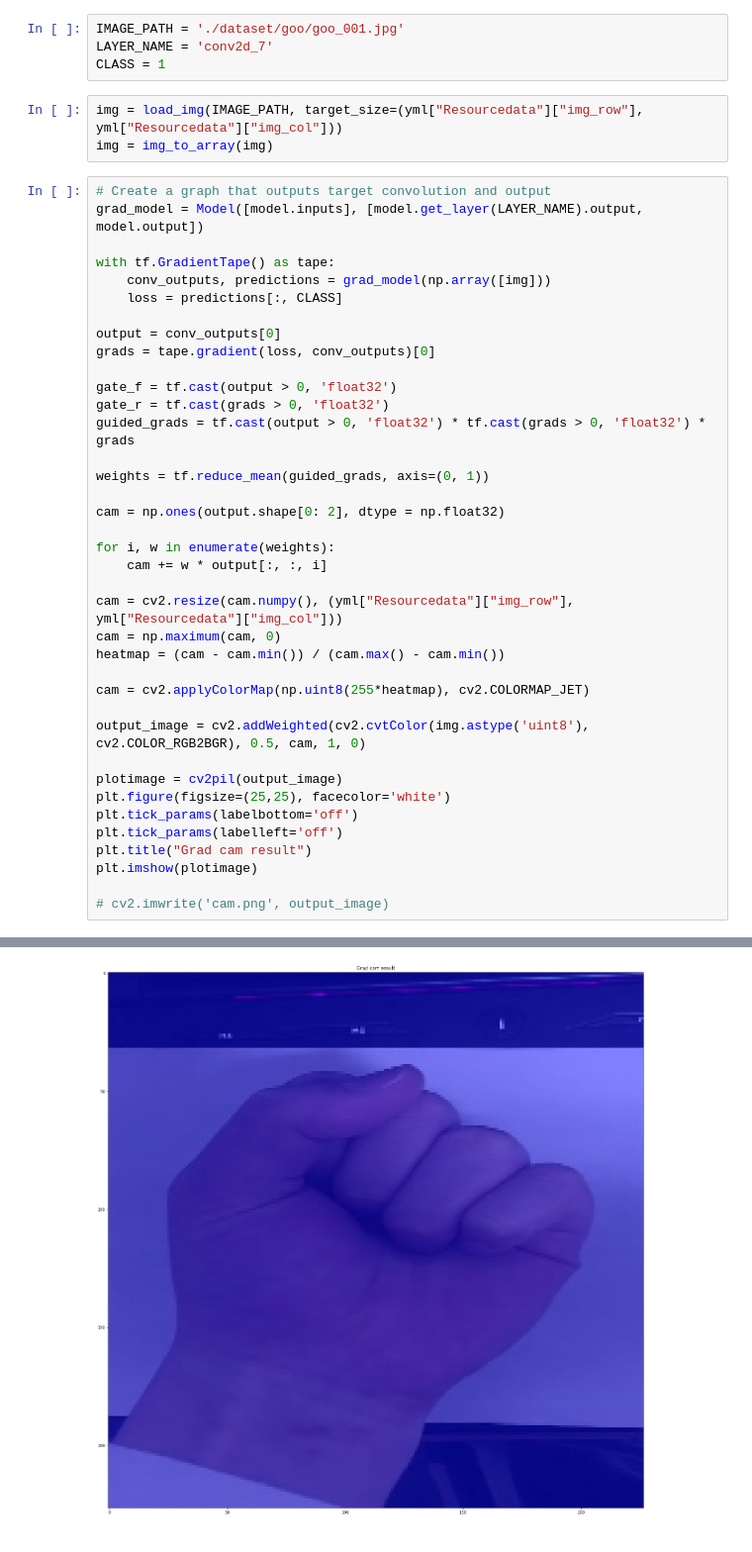
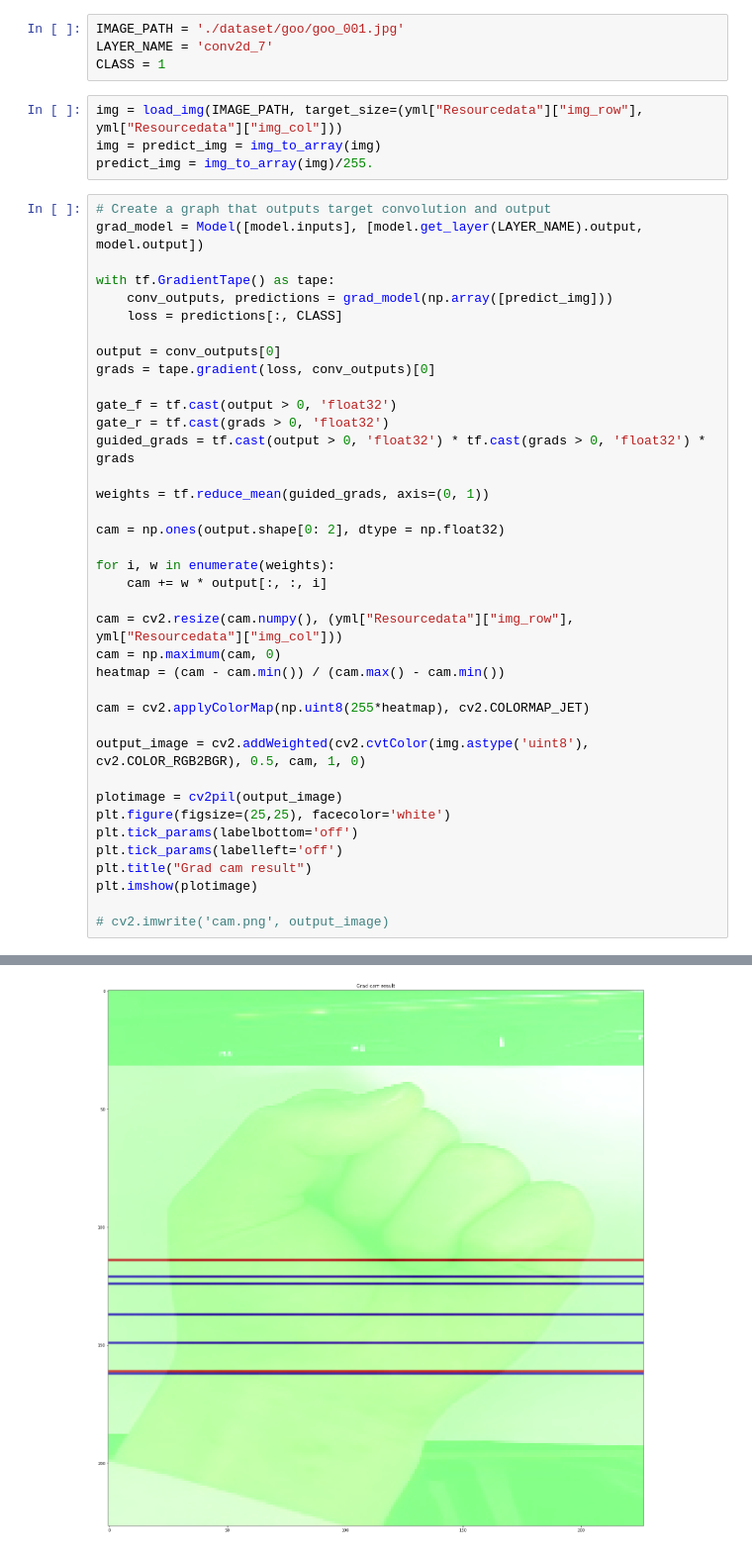
Before and after one commit to naikasann/Keras_prototype_create_system, a Jupyter notebook: train/analyze_test.ipynb, the cells around one changed output, grey strips where cells are left out. Shown at 99% size. Saved outputs shown, nothing was run; the diff lists cells and outputs as text.

```diff
--- a/train/analyze_test.ipynb
+++ b/train/analyze_test.ipynb
@@ -343,13 +343,14 @@ LAYER_NAME = 'conv2d_7'
 CLASS = 1
 # %%
 img = load_img(IMAGE_PATH, target_size=(yml["Resourcedata"]["img_row"], yml["Resourcedata"]["img_col"]))
-img = img_to_array(img)
+img = predict_img = img_to_array(img)
+predict_img = img_to_array(img)/255.
 # %%
 # Create a graph that outputs target convolution and output
 grad_model = Model([model.inputs], [model.get_layer(LAYER_NAME).output, model.output])
 
 with tf.GradientTape() as tape:
-    conv_outputs, predictions = grad_model(np.array([img]))
+    conv_outputs, predictions = grad_model(np.array([predict_img]))
     loss = predictions[:, CLASS]
 
 output = conv_outputs[0]
@@ -357,31 +358,31 @@ grads = tape.gradient(loss, conv_outputs)[0]
 
 gate_f = tf.cast(output > 0, 'float32')
 gate_r = tf.cast(grads > 0, 'float32')
 guided_grads = tf.cast(output > 0, 'float32') * tf.cast(grads > 0, 'float32') * grads
 
 weights = tf.reduce_mean(guided_grads, axis=(0, 1))
 
 cam = np.ones(output.shape[0: 2], dtype = np.float32)
 
 for i, w in enumerate(weights):
     cam += w * output[:, :, i]
 
 cam = cv2.resize(cam.numpy(), (yml["Resourcedata"]["img_row"], yml["Resourcedata"]["img_col"]))
 cam = np.maximum(cam, 0)
 heatmap = (cam - cam.min()) / (cam.max() - cam.min())
 
 cam = cv2.applyColorMap(np.uint8(255*heatmap), cv2.COLORMAP_JET)
 
 output_image = cv2.addWeighted(cv2.cvtColor(img.astype('uint8'), cv2.COLOR_RGB2BGR), 0.5, cam, 1, 0)
 
 plotimage = cv2pil(output_image)
 plt.figure(figsize=(25,25), facecolor='white')
 plt.tick_params(labelbottom='off')
 plt.tick_params(labelleft='off')
 plt.title("Grad cam result")
 plt.imshow(plotimage)
 
 # cv2.imwrite('cam.png', output_image)
 # %% [output]
 <matplotlib.image.AxesImage at 0x...>
-[figure, old version]
+[figure, new version]
```
Also changed, not shown: parts of 1 cell of this notebook.
